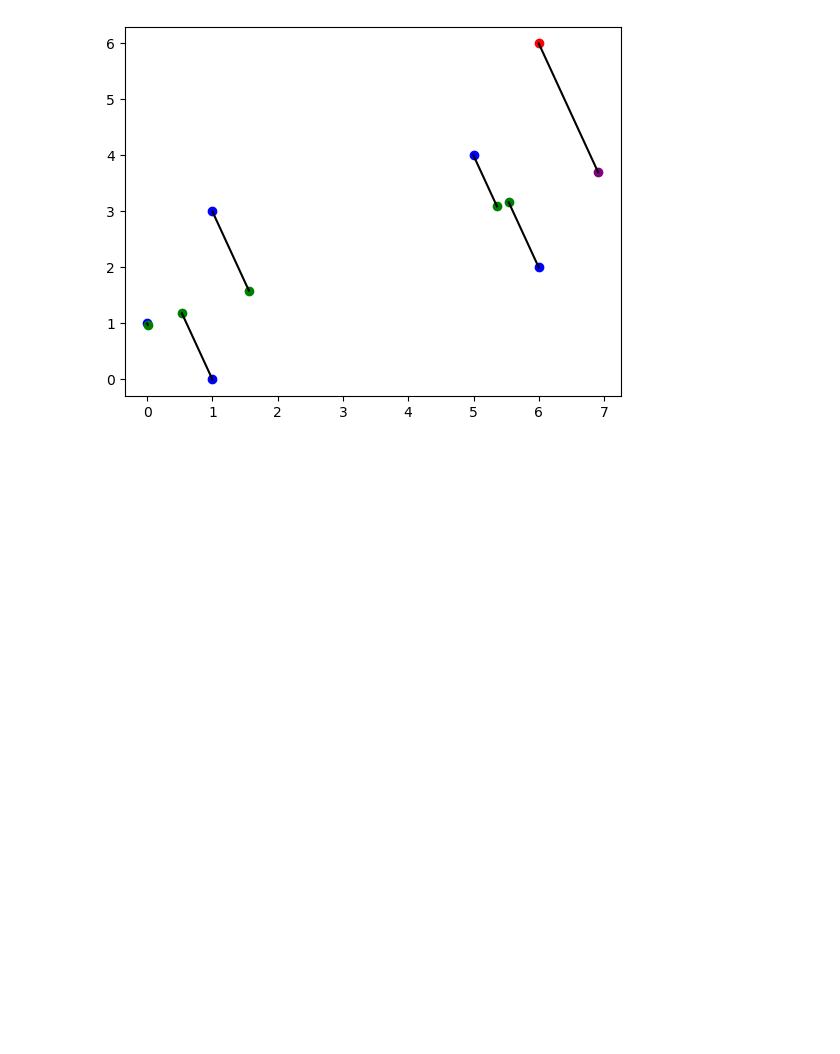
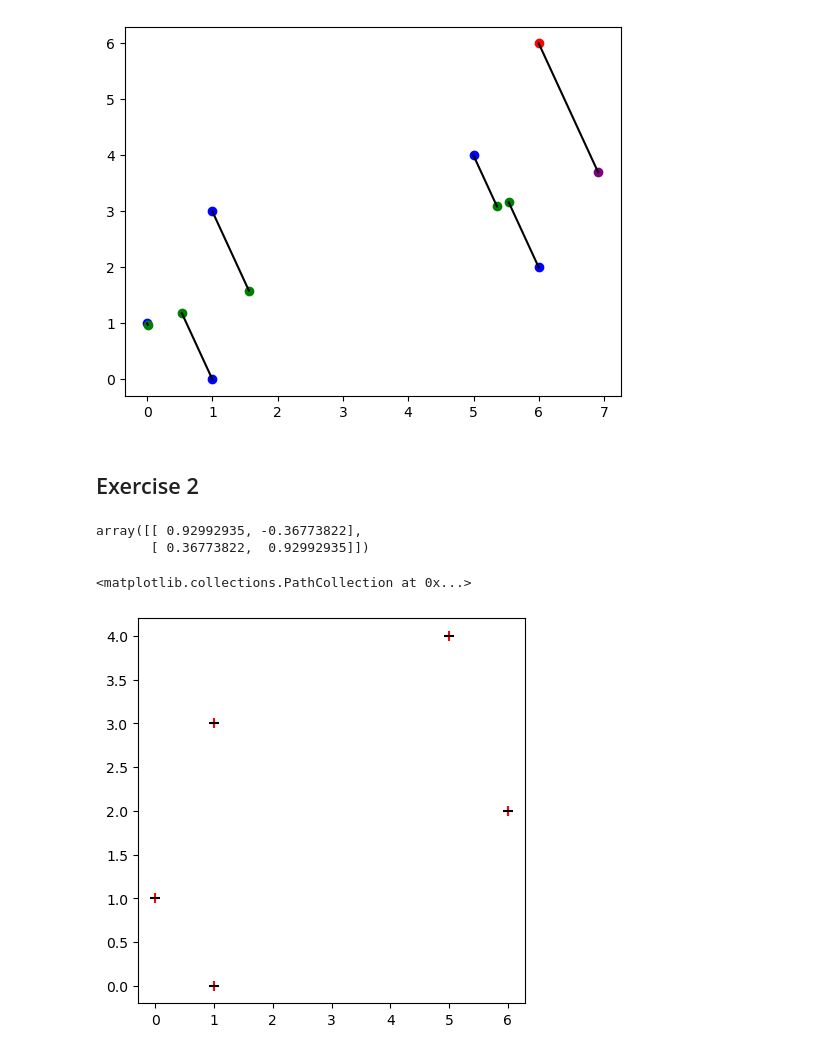
Before and after one commit to al-pi314/computer_vision, a Jupyter notebook: assigments/assignment6/solutions.ipynb, the cells around one changed output. Drawn from its saved outputs; the diff is of its cells as text; code cells hidden in the pictures; blank space fills up the shorter version.

Commit message:
exercise 2

```diff
--- a/assigments/assignment6/solutions.ipynb
+++ b/assigments/assignment6/solutions.ipynb
@@ -136,3 +135,38 @@ for i in range(points.shape[1]):
     plt.plot([points[0, i], reconstructed_points[0, i]], [points[1, i], reconstructed_points[1, i]], color='black')
 # %% [output]
 [figure]
+# %% [markdown]
+## Exercise 2
+# %%
+def dual_pca(X):
+    X_centered = centered(X)
+    dual_cov = np.matmul(X_centered.T, X_centered) / X.shape[1]
+    u, s, vh = np.linalg.svd(dual_cov)
+
+    e = np.empty((X.shape[1], X.shape[0]))
+    for i in range(X.shape[1]):
+        e[i] = np.dot(X_centered, u[:, i]) / np.sqrt(X.shape[1] * s[i])
+    return e
+# %%
+U = dual_pca(points).T
+U[:, :2] # same as pca
+# %% [output]
+array([[ 0.92992935, -0.36773822],
+       [ 0.36773822,  0.92992935]])
+# %%
+# offset
+offset = mean_value(points)[:, None]
+
+# project points
+projected_points = np.dot(U.T, points - offset)
+
+# reconstructed points
+reconstructed_points = np.dot(U, projected_points) + offset
+
+# plot
+fig = plt.figure(figsize=(5,5))
+plt.scatter(points[0], points[1], color='red', marker='|', s=50)
+plt.scatter(reconstructed_points[0], reconstructed_points[1], color='black', marker='_', s=50)
+# %% [output]
+<matplotlib.collections.PathCollection at 0x...>
+[figure, added]
```
Also changed, not shown: parts of 5 cells of this notebook.
